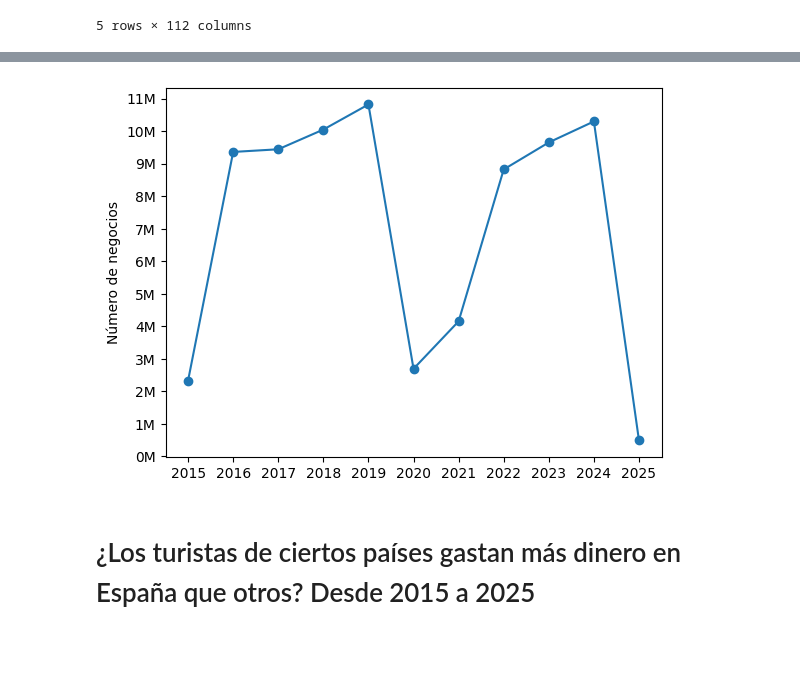
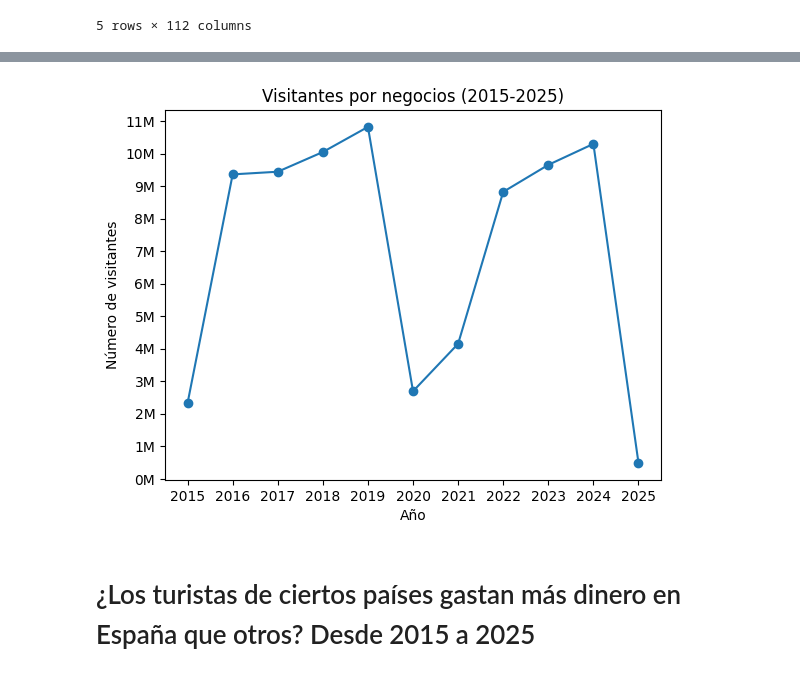
Before and after one commit to Cristianvas198/EDA_Turismo, a Jupyter notebook: src/memoria.ipynb, the cells around one changed output, grey strips where cells are left out. Drawn from its saved outputs; the diff is of its cells as text; code cells hidden in the pictures; blank space fills up the shorter version.

```diff
--- a/src/memoria.ipynb
+++ b/src/memoria.ipynb
@@ -496,16 +508,18 @@ motivo_viaje.head(5)
 # %%
 negocios.index = pd.to_datetime(negocios.index, errors='coerce')
 negocios = negocios.groupby(negocios.index.year).sum()
 plt.plot(negocios.index, negocios["Total Negocios"], linestyle='-', marker='o')
 plt.xticks(range(2015, 2026, 1))  # Para mostrar los años de 2015 a 2025
 plt.yticks(range(0, 6000000, 500000))  # Configurar los ticks en el eje Y
-plt.ylabel("Número de negocios")
+plt.ylabel("Número de visitantes")
+plt.xlabel("Año")
+plt.title("Visitantes por negocios (2015-2025)")
 def format_millions(x, p):
     return f'{int(x/500000)}M'
 plt.gca().yaxis.set_major_formatter(plt.FuncFormatter(format_millions))
 plt.show()
 # %% [output]
-[figure, old version]
+[figure, new version]
 # %% [markdown]
 # ¿Los turistas de ciertos países gastan más dinero en España que otros? Desde 2015 a 2025
 # %%
```
Also changed, not shown: parts of 18 cells of this notebook, 2 other files.
